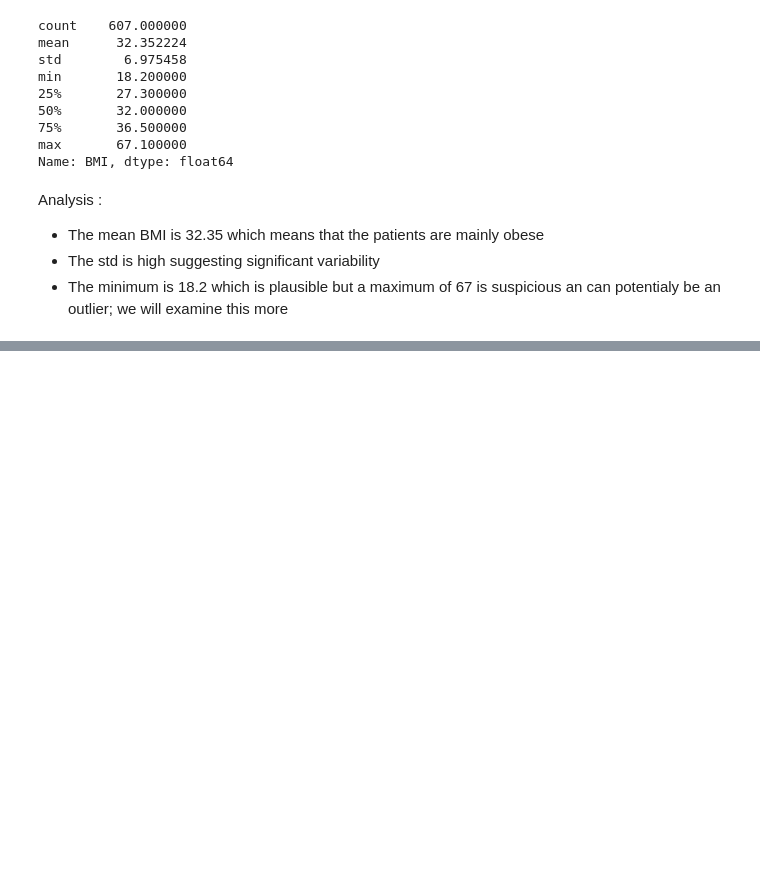
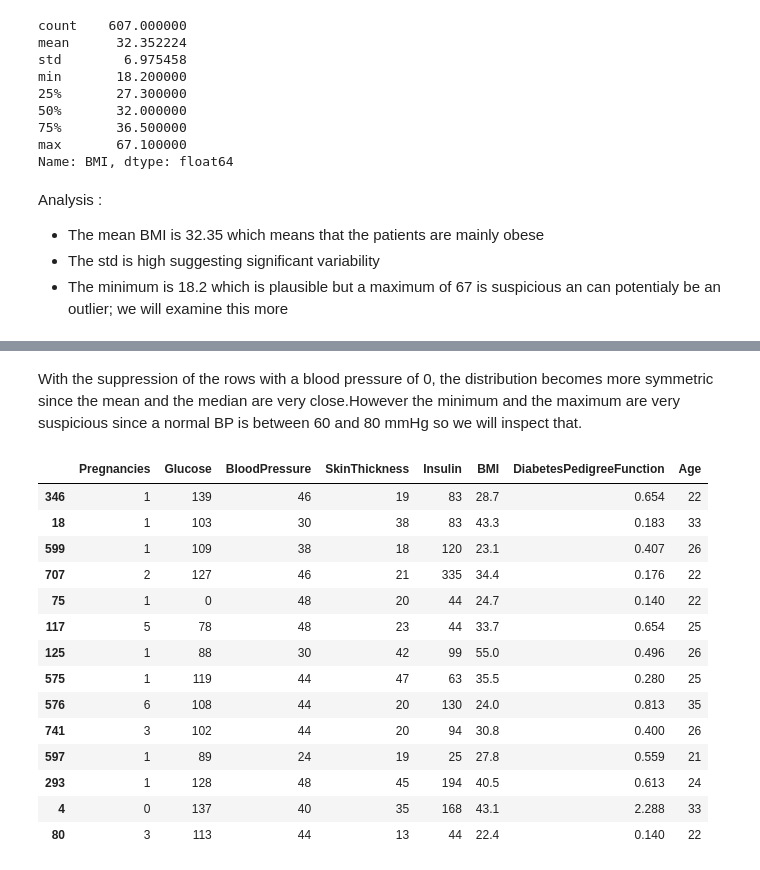
Before and after one commit to Yousseflaoufir12/Diabetes-Risk-Prediction, a Jupyter notebook: diabetes.ipynb, the cells around one changed output, grey strips where cells are left out. Cells and saved outputs as stored; diff of their text form; code cells hidden in the pictures; blank space fills up the shorter version.

```diff
--- a/diabetes.ipynb
+++ b/diabetes.ipynb
@@ -1800,0 +1983,20 @@ X_train.loc[(X_train['BMI'] < 67.1)  & (X_train['BMI']>40),:]
+# %% [markdown]
+With the suppression of the rows with a blood pressure of 0, the distribution becomes more symmetric since the mean and the median are very close.However the minimum and the maximum are very suspicious since a normal BP is between 60 and 80 mmHg so we will inspect that.
+# %%
+X_train.loc[X_train['BloodPressure'] < 50,:]
+# %% [output]
+|  | Pregnancies | Glucose | BloodPressure | SkinThickness | Insulin | BMI | DiabetesPedigreeFunction | Age |
+| 346 | 1 | 139 | 46 | 19 | 83 | 28.7 | 0.654 | 22 |
+| 18 | 1 | 103 | 30 | 38 | 83 | 43.3 | 0.183 | 33 |
+| 599 | 1 | 109 | 38 | 18 | 120 | 23.1 | 0.407 | 26 |
+| 707 | 2 | 127 | 46 | 21 | 335 | 34.4 | 0.176 | 22 |
+| 75 | 1 | 0 | 48 | 20 | 44 | 24.7 | 0.140 | 22 |
+| 117 | 5 | 78 | 48 | 23 | 44 | 33.7 | 0.654 | 25 |
+| 125 | 1 | 88 | 30 | 42 | 99 | 55.0 | 0.496 | 26 |
+| 575 | 1 | 119 | 44 | 47 | 63 | 35.5 | 0.280 | 25 |
+| 576 | 6 | 108 | 44 | 20 | 130 | 24.0 | 0.813 | 35 |
+| 741 | 3 | 102 | 44 | 20 | 94 | 30.8 | 0.400 | 26 |
+| 597 | 1 | 89 | 24 | 19 | 25 | 27.8 | 0.559 | 21 |
+| 293 | 1 | 128 | 48 | 45 | 194 | 40.5 | 0.613 | 24 |
+| 4 | 0 | 137 | 40 | 35 | 168 | 43.1 | 2.288 | 33 |
+| 80 | 3 | 113 | 44 | 13 | 44 | 22.4 | 0.140 | 22 |
```
Also changed, not shown: parts of 59 cells of this notebook.
